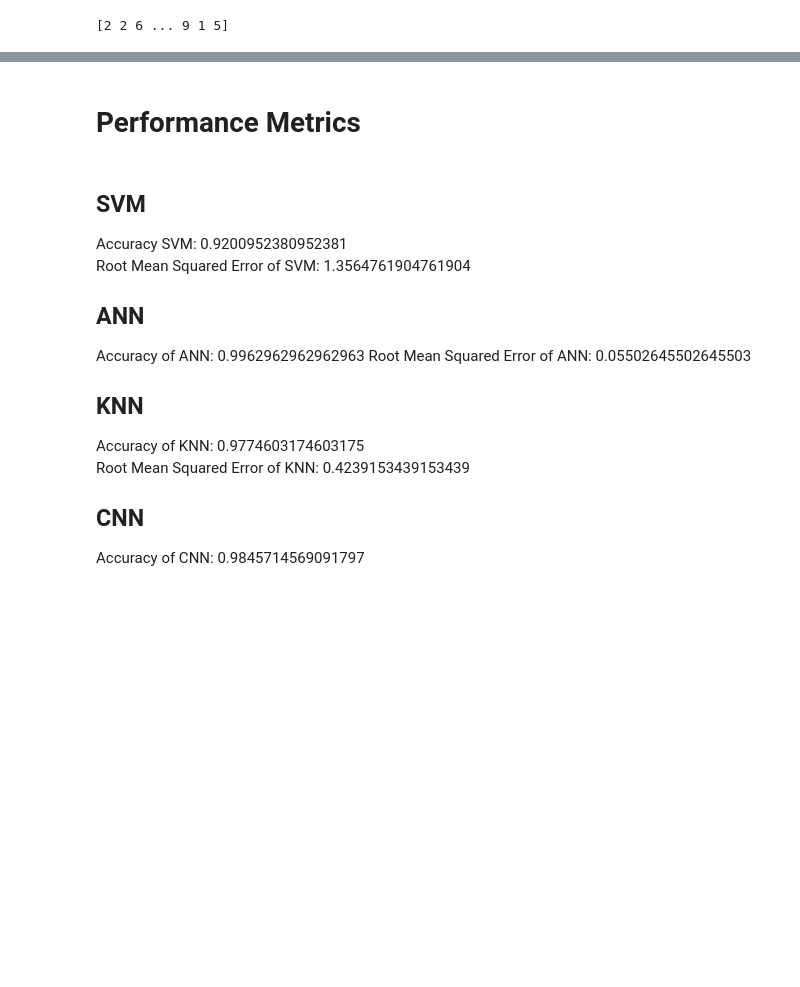
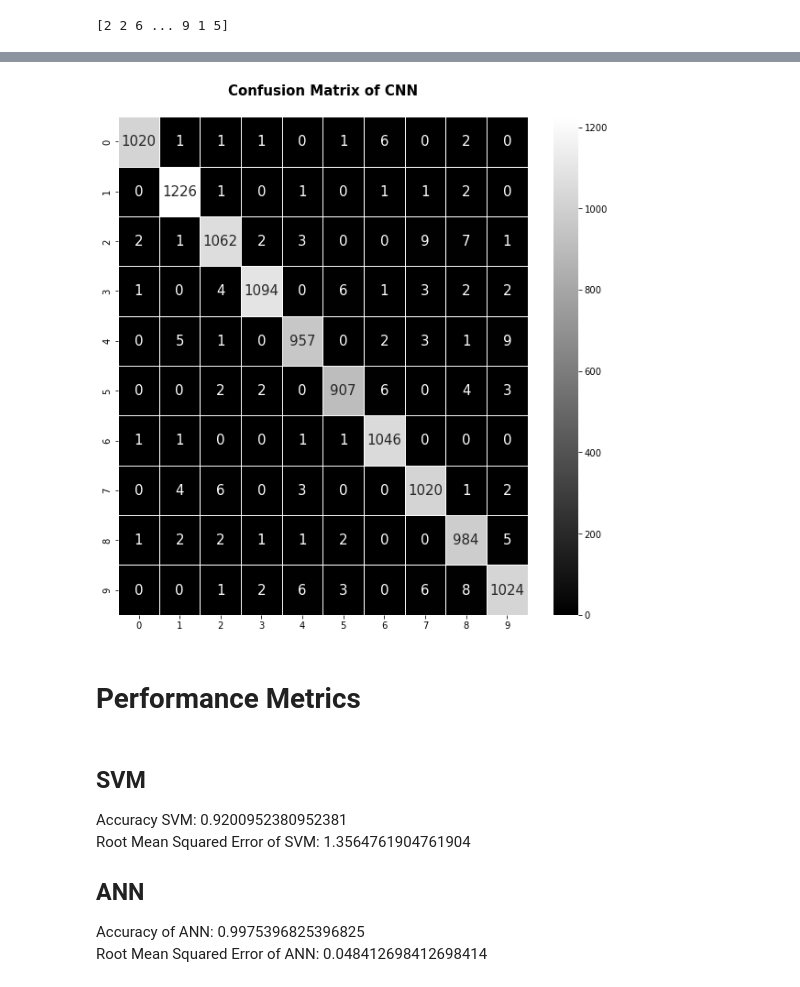
Before and after one commit to kerrygip/Kaggle-Digit-Recognizer, a Jupyter notebook: Digit Recognizer.ipynb, the cells around one changed output, grey strips where cells are left out. Saved outputs shown, nothing was run; the diff lists cells and outputs as text; code cells hidden in the pictures; blank space fills up the shorter version.

```diff
--- a/Digit Recognizer.ipynb
+++ b/Digit Recognizer.ipynb
@@ -179,6 +173,3 @@ Train_X = np.array(train_x)    #for better computation
 
 #reshape to format needed for keras model
 Train_X = Train_X.reshape(42000,28,28)
-# %%
-Train_X = Train_X.reshape(42000,28,28)
-Train_X.shape
@@ -228,2 +217,2 @@ acc
 # %%
-y_pred = model.predict(X_test)
+cnn_Y_predict = np.argmax(model.predict(X_test), axis=-1)
@@ -240,0 +219,3 @@ TypeError: mean_squared_error() missing 1 required positional argument: 'y_pred'
+# %%
+#For confusion Matrix
+cnn_Y_test = Y_test
@@ -426,3 +453,12 @@ plt.show()
+# %%
+confusion=confusion_matrix(cnn_Y_test,cnn_Y_predict)
+plt.style.use('seaborn-deep')
+fig, ax = plt.subplots(figsize=(10,10))
+sns.heatmap(confusion, annot=True,annot_kws={'size': 15},linewidths=0.5,fmt="d",cmap="gray")
+plt.title('Confusion Matrix of CNN\n',fontweight='bold',fontsize=15)
+plt.show()
+# %% [output]
+[figure, added]
 # %% [markdown]
 # Performance Metrics
 # %% [markdown]
@@ -433,13 +469,5 @@ Root Mean Squared Error of SVM: 1.3564761904761904
 
 
 ## ANN
-Accuracy of ANN: 0.9962962962962963
-Root Mean Squared Error of ANN: 0.05502645502645503
-
-## KNN
-Accuracy of KNN: 0.9774603174603175
-Root Mean Squared Error of KNN: 0.4239153439153439
-
-
-## CNN
-Accuracy of CNN: 0.9845714569091797
+Accuracy of ANN: 0.9975396825396825
+Root Mean Squared Error of ANN: 0.048412698412698414
```
Also changed, not shown: parts of 24 cells of this notebook.
